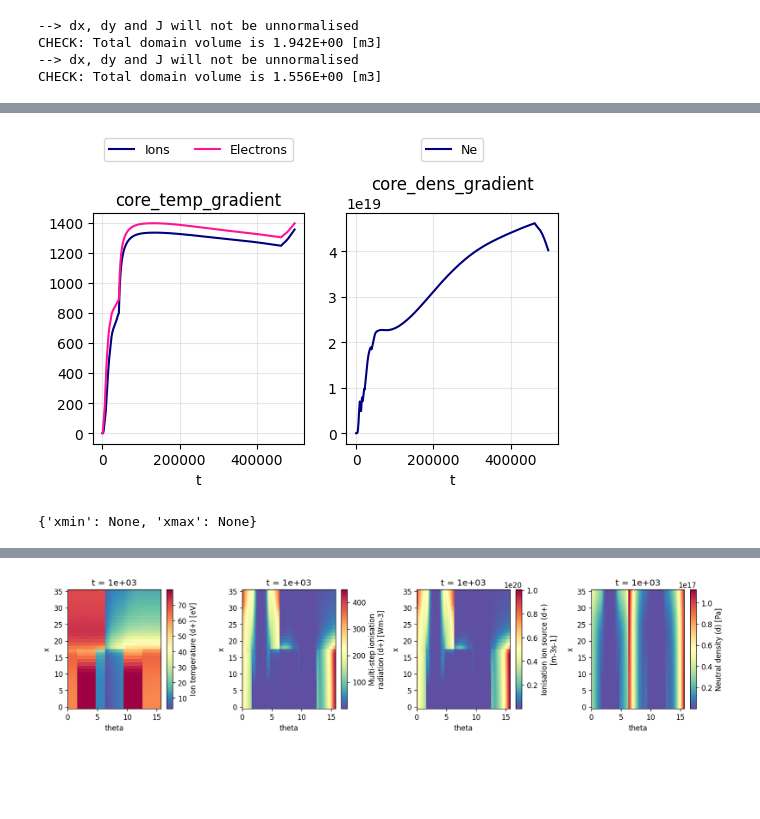
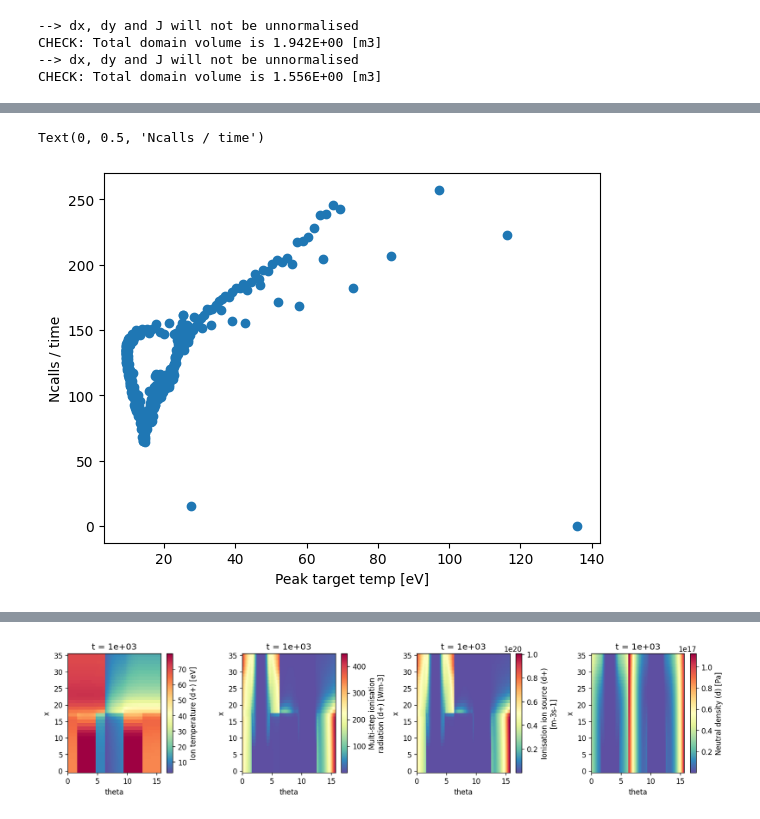
Before and after one commit to mikekryjak/sdtools, a Jupyter notebook: viking-pp.ipynb, the cells around one changed output, grey strips where cells are left out. Saved outputs shown, nothing was run; the diff lists cells and outputs as text; code cells hidden in the pictures; blank space fills up the shorter version.

```diff
--- a/viking-pp.ipynb
+++ b/viking-pp.ipynb
@@ -67,8 +70,9 @@ Monitor(case, [["density", "temperature","target_temp"],
-# %%
-mon = Monitor(case,[["core_temp_gradient", "core_dens_gradient"]], settings = {"plot":{"xmin":None}})
-# %% [output]
-[figure, removed]
-# %%
-mon.plot_settings
-# %% [output]
-{'xmin': None, 'xmax': None}
+# %%
+fig, ax = plt.subplots()
+
+ax.scatter(target_temp[0:-1], ncalls_per_t)
+ax.set_xlabel("Peak target temp [eV]")
+ax.set_ylabel("Ncalls / time")
+# %% [output]
+Text(0, 0.5, 'Ncalls / time')
+[figure, added]
```
Also changed, not shown: parts of 16 cells of this notebook, 2 other files.
